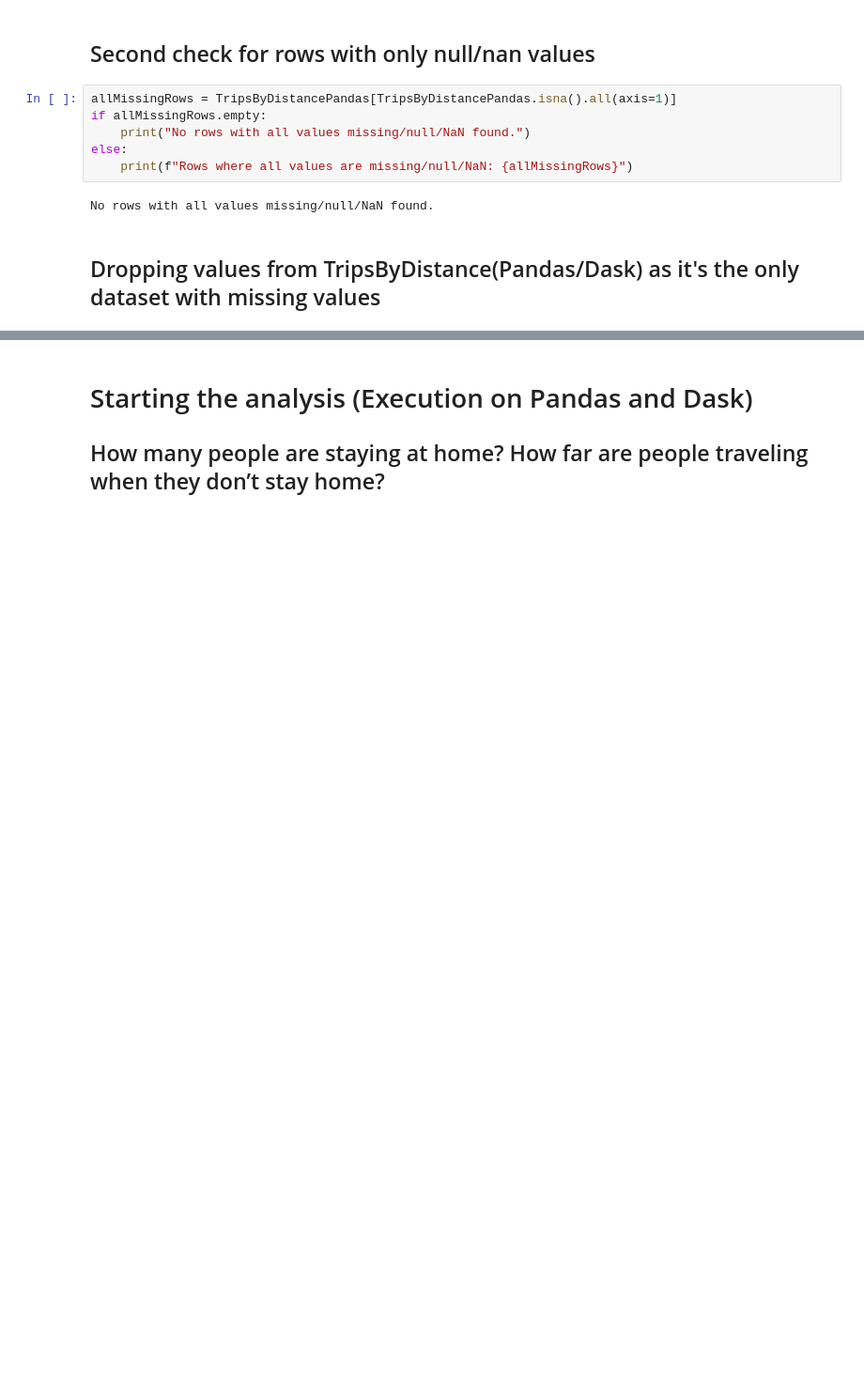
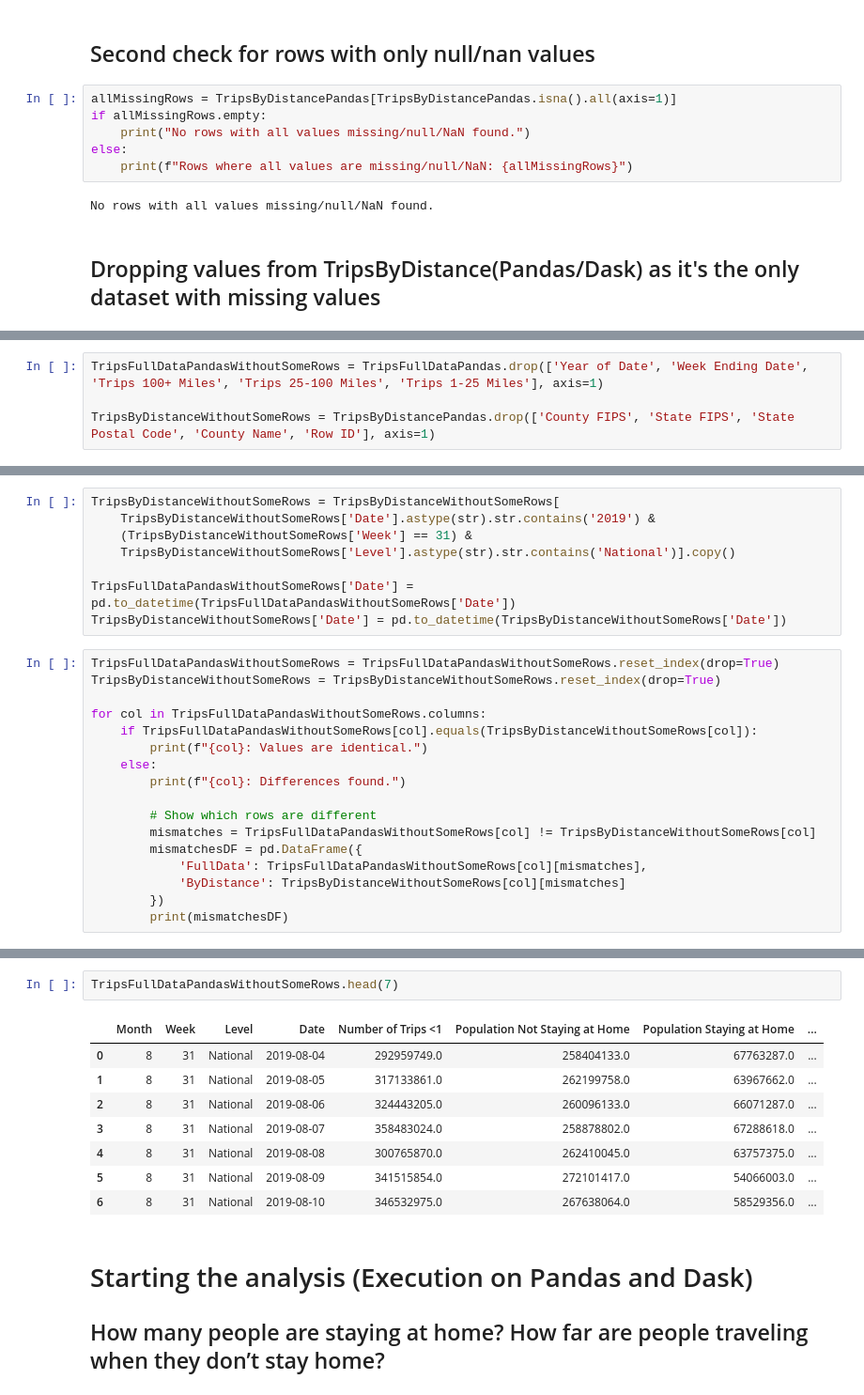
Before and after one commit to xavisec/Big-Data-Programming-Project, a Jupyter notebook: DataScience5004CMDXavia.ipynb, the cells around one changed output, grey strips where cells are left out. Shown at 94% size. Drawn from its saved outputs; the diff is of its cells as text; blank space fills up the shorter version.

```diff
--- a/DataScience5004CMDXavia.ipynb
+++ b/DataScience5004CMDXavia.ipynb
@@ -188,0 +210,4 @@ CleanTripsByDistanceDask = TripsByDistanceDask.dropna()
+# %%
+TripsFullDataPandasWithoutSomeRows = TripsFullDataPandas.drop(['Year of Date', 'Week Ending Date', 'Trips 100+ Miles', 'Trips 25-100 Miles', 'Trips 1-25 Miles'], axis=1)
+
+TripsByDistanceWithoutSomeRows = TripsByDistancePandas.drop(['County FIPS', 'State FIPS', 'State Postal Code', 'County Name', 'Row ID'], axis=1)
@@ -188,0 +283,25 @@ CleanTripsByDistanceDask = TripsByDistanceDask.dropna()
+# %%
+TripsByDistanceWithoutSomeRows = TripsByDistanceWithoutSomeRows[
+    TripsByDistanceWithoutSomeRows['Date'].astype(str).str.contains('2019') &
+    (TripsByDistanceWithoutSomeRows['Week'] == 31) &
+    TripsByDistanceWithoutSomeRows['Level'].astype(str).str.contains('National')].copy()
+
+TripsFullDataPandasWithoutSomeRows['Date'] = pd.to_datetime(TripsFullDataPandasWithoutSomeRows['Date'])
+TripsByDistanceWithoutSomeRows['Date'] = pd.to_datetime(TripsByDistanceWithoutSomeRows['Date'])
+# %%
+TripsFullDataPandasWithoutSomeRows = TripsFullDataPandasWithoutSomeRows.reset_index(drop=True)
+TripsByDistanceWithoutSomeRows = TripsByDistanceWithoutSomeRows.reset_index(drop=True)
+
+for col in TripsFullDataPandasWithoutSomeRows.columns:
+    if TripsFullDataPandasWithoutSomeRows[col].equals(TripsByDistanceWithoutSomeRows[col]):
+        print(f"{col}: Values are identical.")
+    else:
+        print(f"{col}: Differences found.")
+
+        # Show which rows are different
+        mismatches = TripsFullDataPandasWithoutSomeRows[col] != TripsByDistanceWithoutSomeRows[col]
+        mismatchesDF = pd.DataFrame({
+            'FullData': TripsFullDataPandasWithoutSomeRows[col][mismatches],
+            'ByDistance': TripsByDistanceWithoutSomeRows[col][mismatches]
+        })
+        print(mismatchesDF)
@@ -189 +337,12 @@ CleanTripsByDistanceDask = TripsByDistanceDask.dropna()
+# %%
+TripsFullDataPandasWithoutSomeRows.head(7)
+# %% [output]
+|  | Month | Week | Level | Date | Number of Trips <1 | Population Not Staying at Home | Population Staying at Home | ... |
+| 0 | 8 | 31 | National | 2019-08-04 | 292959749.0 | 258404133.0 | 67763287.0 | ... |
+| 1 | 8 | 31 | National | 2019-08-05 | 317133861.0 | 262199758.0 | 63967662.0 | ... |
+| 2 | 8 | 31 | National | 2019-08-06 | 324443205.0 | 260096133.0 | 66071287.0 | ... |
+| 3 | 8 | 31 | National | 2019-08-07 | 358483024.0 | 258878802.0 | 67288618.0 | ... |
+| 4 | 8 | 31 | National | 2019-08-08 | 300765870.0 | 262410045.0 | 63757375.0 | ... |
+| 5 | 8 | 31 | National | 2019-08-09 | 341515854.0 | 272101417.0 | 54066003.0 | ... |
+| 6 | 8 | 31 | National | 2019-08-10 | 346532975.0 | 267638064.0 | 58529356.0 | ... |
 # %% [markdown]
```
Also changed, not shown: parts of 14 cells of this notebook.
